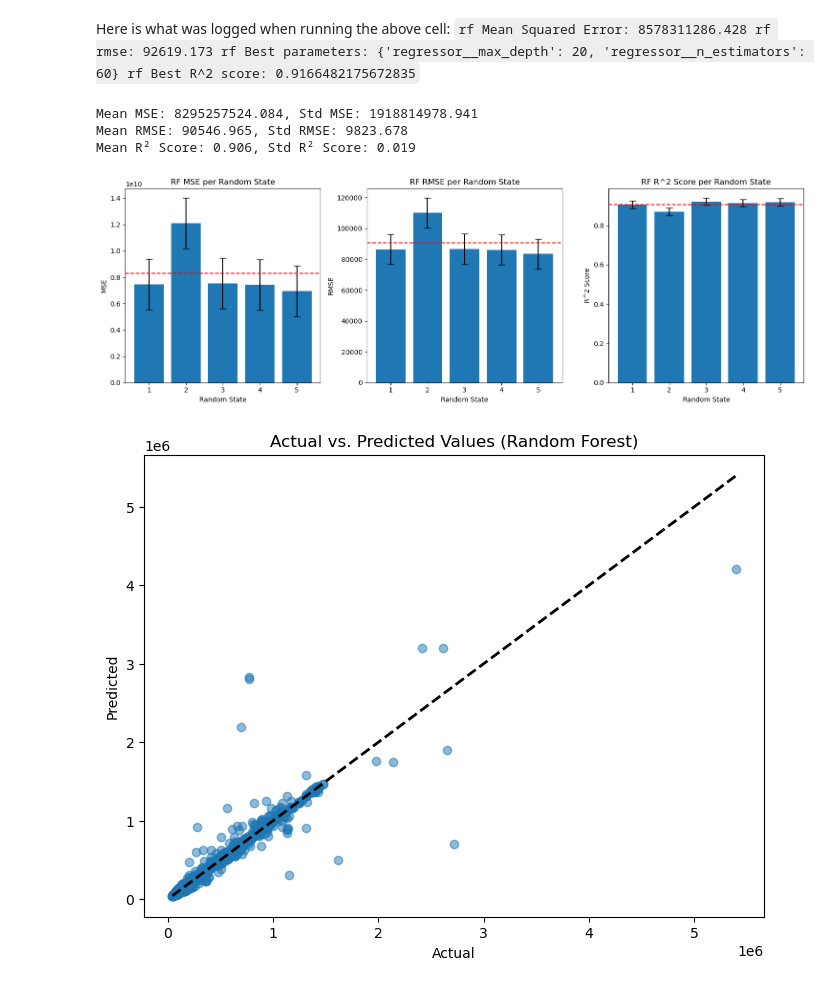
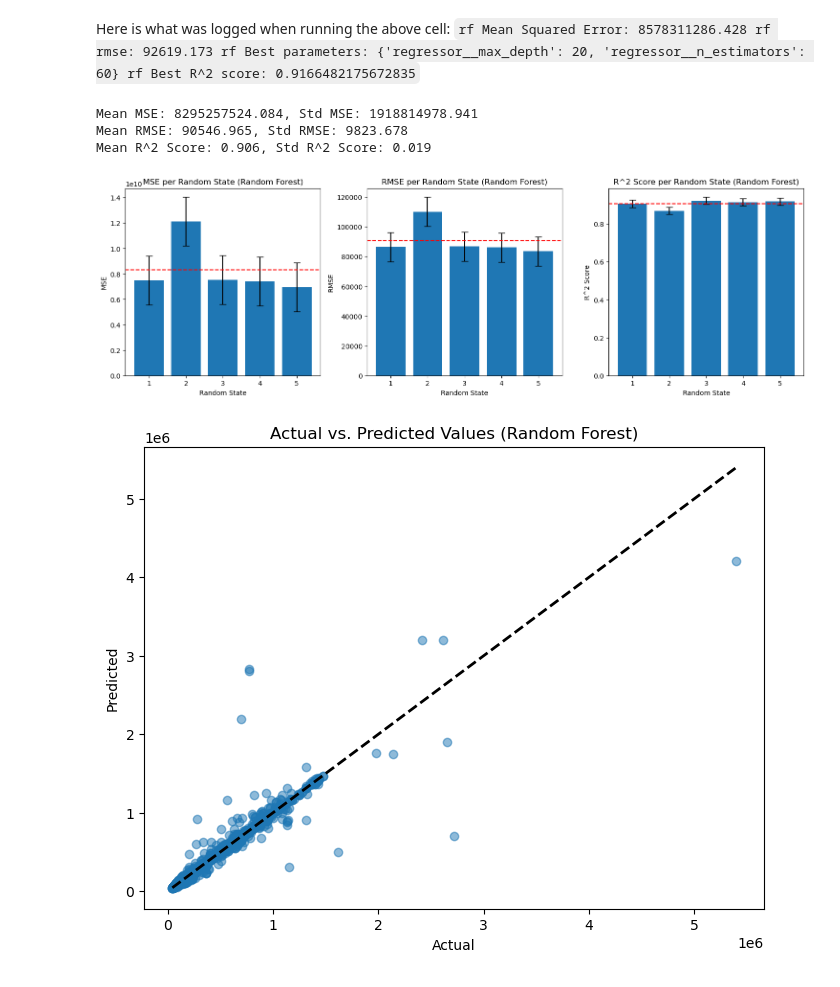
Before and after one commit to angelay1006/CO2_Emissions_Across_Flights, a Jupyter notebook: final_project_source_code.ipynb, the cells around one changed output. Saved outputs shown, nothing was run; the diff lists cells and outputs as text; code cells hidden in the pictures.

```diff
--- a/final_project_source_code.ipynb
+++ b/final_project_source_code.ipynb
@@ -418,25 +416,25 @@ def evaluate_model(model, X_train, y_train, cv=5):
     return mean_mse, mean_rmse, mean_r2, std_mse, std_rmse, std_r2
 
 for params in param_grid:
-    pipeline.set_params(**{k: v[0] for k, v in params.items()})  # Update pipeline parameters
+    pipeline.set_params(**{k: v[0] for k, v in params.items()})
     mean_mse, mean_rmse, mean_r2, std_mse, std_rmse, std_r2 = evaluate_model(pipeline, X_train, y_train)
     print(f"Params: {params}")
     print(f"Mean MSE: {mean_mse:.3f}, Mean RMSE: {mean_rmse:.3f}, Mean R²: {mean_r2:.3f}")
     print(f"Std MSE: {std_mse:.3f}, Std RMSE: {std_rmse:.3f}, Std R²: {std_r2:.3f}")
 
-# find best model
-grid_search = GridSearchCV(pipeline, param_grid, cv=5, scoring='neg_mean_squared_error', verbose=0)
-grid_search.fit(X_train, y_train)
+# # find best model
+# grid_search = GridSearchCV(pipeline, param_grid, cv=5, scoring='neg_mean_squared_error', verbose=0)
+# grid_search.fit(X_train, y_train)
 
-# using the best model on the test set
-y_pred = grid_search.predict(X_test)
-test_mse = mean_squared_error(y_test, y_pred)
-test_rmse = np.sqrt(test_mse)
-test_r2 = r2_score(y_test, y_pred)
+# # using the best model on the test set
+# y_pred = grid_search.predict(X_test)
+# test_mse = mean_squared_error(y_test, y_pred)
+# test_rmse = np.sqrt(test_mse)
+# test_r2 = r2_score(y_test, y_pred)
 
-print(f'Test MSE: {test_mse:.3f}')
-print(f'Test RMSE: {test_rmse:.3f}')
-print(f'Test R^2 Score: {test_r2:.3f}')
+# print(f'Test MSE: {test_mse:.3f}')
+# print(f'Test RMSE: {test_rmse:.3f}')
+# print(f'Test R^2 Score: {test_r2:.3f}')
 # %% [output]
 Params: {'regressor': [LinearRegression()]}
 Mean MSE: 15719689504.617, Mean RMSE: 124711.148, Mean R²: 0.813
@@ -559,6 +557,7 @@ rf_mse_scores = []
 rf_rmse_scores = []
 rf_r2_scores = []
 y_pred_rf = []
+rf_shap_values = []
 
 for state in range(5):
     X_train, X_test, y_train, y_test = train_test_split(X, y, test_size=0.2, random_state=state)
@@ -579,7 +578,6 @@ for state in range(5):
     rf_rmse_scores.append(rmse)
     rf_r2_scores.append(r2)
 
-
 mean_mse = np.mean(rf_mse_scores)
 std_mse = np.std(rf_mse_scores)
 mean_rmse = np.mean(rf_rmse_scores)
@@ -589,48 +587,49 @@ std_r2 = np.std(rf_r2_scores)
 
 print(f"Mean MSE: {mean_mse:.3f}, Std MSE: {std_mse:.3f}")
 print(f"Mean RMSE: {mean_rmse:.3f}, Std RMSE: {std_rmse:.3f}")
-print(f"Mean R² Score: {mean_r2:.3f}, Std R² Score: {std_r2:.3f}")
+print(f"Mean R^2 Score: {mean_r2:.3f}, Std R^2 Score: {std_r2:.3f}")
 # %% [output]
 Mean MSE: 8295257524.084, Std MSE: 1918814978.941
 Mean RMSE: 90546.965, Std RMSE: 9823.678
-Mean R² Score: 0.906, Std R² Score: 0.019
+Mean R^2 Score: 0.906, Std R^2 Score: 0.019
 # %%
 # Plotting
 random_states = list(range(1, 6))
 
 plt.figure(figsize=(15, 5))
 
 # MSE
 plt.subplot(1, 3, 1)
 plt.bar(random_states, rf_mse_scores, yerr=std_mse, capsize=5)
 plt.axhline(y=mean_mse, color='r', linestyle='--')
-plt.title('RF MSE per Random State')
+plt.title('MSE per Random State (Random Forest)')
 plt.xlabel('Random State')
 plt.ylabel('MSE')
 plt.xticks(random_states)
 
 # RMSE
 plt.subplot(1, 3, 2)
 plt.bar(random_states, rf_rmse_scores, yerr=std_rmse, capsize=5)
 plt.axhline(y=mean_rmse, color='r', linestyle='--')
-plt.title('RF RMSE per Random State')
+plt.title('RMSE per Random State (Random Forest)')
 plt.xlabel('Random State')
 plt.ylabel('RMSE')
 plt.xticks(random_states)
 
 # R2 Score
 plt.subplot(1, 3, 3)
 plt.bar(random_states, rf_r2_scores, yerr=std_r2, capsize=5)
 plt.axhline(y=mean_r2, color='r', linestyle='--')
-plt.title('RF R^2 Score per Random State')
+plt.title('R^2 Score per Random State (Random Forest)')
 plt.xlabel('Random State')
 plt.ylabel('R^2 Score')
 plt.xticks(random_states)
 
 plt.tight_layout()
+plt.savefig("RF_metrics.png", dpi=300)
 plt.show()
 # %% [output]
-[figure, old version]
+[figure, new version]
 # %%
 plt.figure(figsize=(8, 6))
 plt.scatter(y_test, y_pred_rf[-1], alpha=0.5)
```
Also changed, not shown: parts of 24 cells of this notebook, 19 other files.
